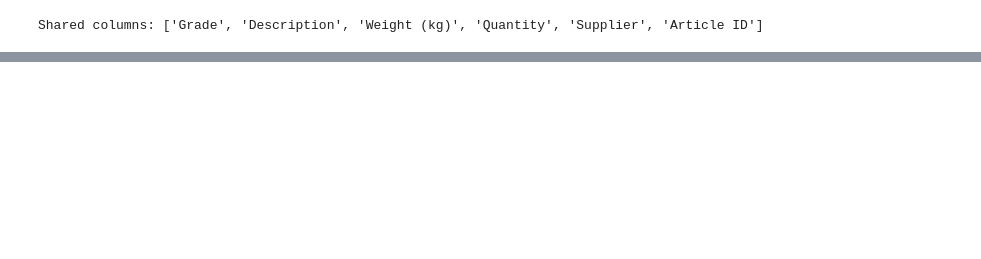
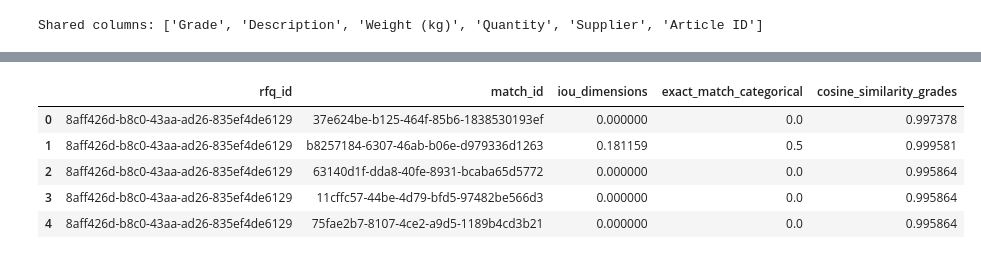
Before and after one commit to shayantabatabaee/vanilla-steel-assesment, a Jupyter notebook: run.ipynb, the cells around one changed output, grey strips where cells are left out. Saved outputs shown, nothing was run; the diff lists cells and outputs as text; code cells hidden in the pictures; blank space fills up the shorter version.

```diff
--- a/run.ipynb
+++ b/run.ipynb
@@ -188,0 +447,50 @@ inventory_dataset.to_csv(os.path.join(OUTPUT_FOLDER_PATH, 'inventory_dataset.csv
+# %%
+def calculate_dimensions_similarity(ref, tar):
+    iou_thickness = iou_interval(ref['thickness_min'], ref['thickness_max'], tar['thickness_min'], tar['thickness_max'])
+    iou_width = iou_interval(ref['width_min'], ref['width_max'], tar['width_min'], tar['width_max'])
+    iou_weight =  iou_interval(ref['weight_min'], ref['weight_max'], tar['weight_min'], tar['weight_max'])
+    return (iou_thickness+iou_width+iou_weight)/3
+# %%
+def calculate_categorical_similarity(ref, tar):
+    if ref['form'] == 'UNK' or tar['form'] == 'UNK':
+        score_form = 0
+    else:
+        score_form = 1 if ref['form'] == tar['form'] else 0
+    if ref['finish'] == 'UNK' or tar['finish'] == 'UNK':
+        score_finish = 0
+    else:
+        score_finish = 1 if ref['finish'] == tar['finish'] else 0
+    return (score_form + score_finish) / 2
+# %%
+def calculate_grade_similarity(ref, tar):
+    columns = [c for c in features_df.columns if 'mid' in c]
+    vec1 = ref[columns].to_numpy(dtype=float)
+    vec2 = tar[columns].to_numpy(dtype=float)
+    return cosine_similarity(vec1, vec2)
+# %%
+results = []
+for i, ref in features_df.iterrows():
+    for j in range(i+1, len(features_df)):
+        tar = features_df.iloc[j]
+        if ref.drop('id').equals(tar.drop('id')):
+            continue
+        iou_dimensions = calculate_dimensions_similarity(ref, tar)
+        exact_match_categorical = calculate_categorical_similarity(ref, tar)
+        cosine_similarity_grades = calculate_grade_similarity(ref, tar)
+        result = {'rfq_id': ref['id'],
+                  'match_id': tar['id'],
+                  'iou_dimensions': iou_dimensions,
+                  'exact_match_categorical': exact_match_categorical,
+                  'cosine_similarity_grades': cosine_similarity_grades
+                 }
+        results.append(result)
+similarity = pd.DataFrame(results)
+# %%
+similarity.head()
+# %% [output]
+|  | rfq_id | match_id | iou_dimensions | exact_match_categorical | cosine_similarity_grades |
+| 0 | 8aff426d-b8c0-43aa-ad26-835ef4de6129 | 37e624be-b125-464f-85b6-1838530193ef | 0.000000 | 0.0 | 0.997378 |
+| 1 | 8aff426d-b8c0-43aa-ad26-835ef4de6129 | b8257184-6307-46ab-b06e-d979336d1263 | 0.181159 | 0.5 | 0.999581 |
+| 2 | 8aff426d-b8c0-43aa-ad26-835ef4de6129 | 63140d1f-dda8-40fe-8931-bcaba65d5772 | 0.000000 | 0.0 | 0.995864 |
+| 3 | 8aff426d-b8c0-43aa-ad26-835ef4de6129 | 11cffc57-44be-4d79-bfd5-97482be566d3 | 0.000000 | 0.0 | 0.995864 |
+| 4 | 8aff426d-b8c0-43aa-ad26-835ef4de6129 | 75fae2b7-8107-4ce2-a9d5-1189b4cd3b21 | 0.000000 | 0.0 | 0.995864 |
```
Also changed, not shown: parts of 59 cells of this notebook, 1 other file.
